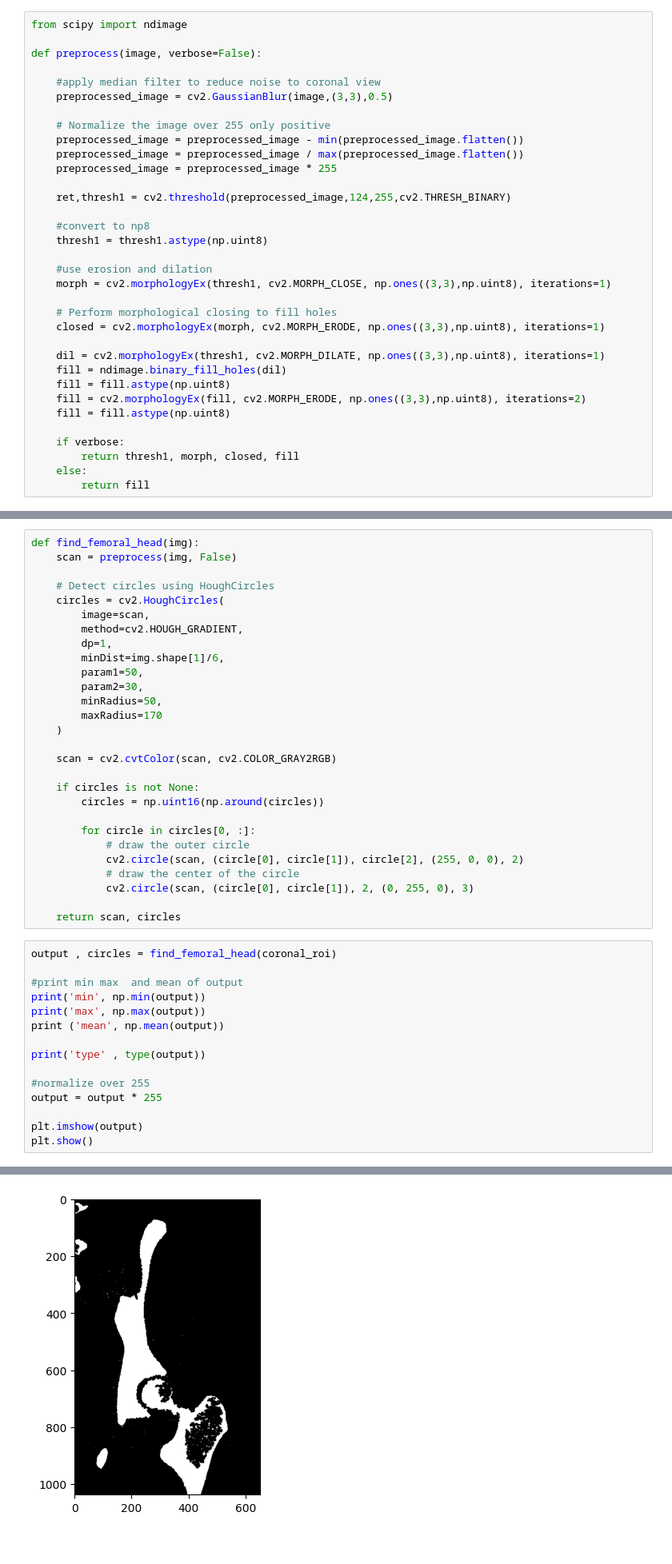
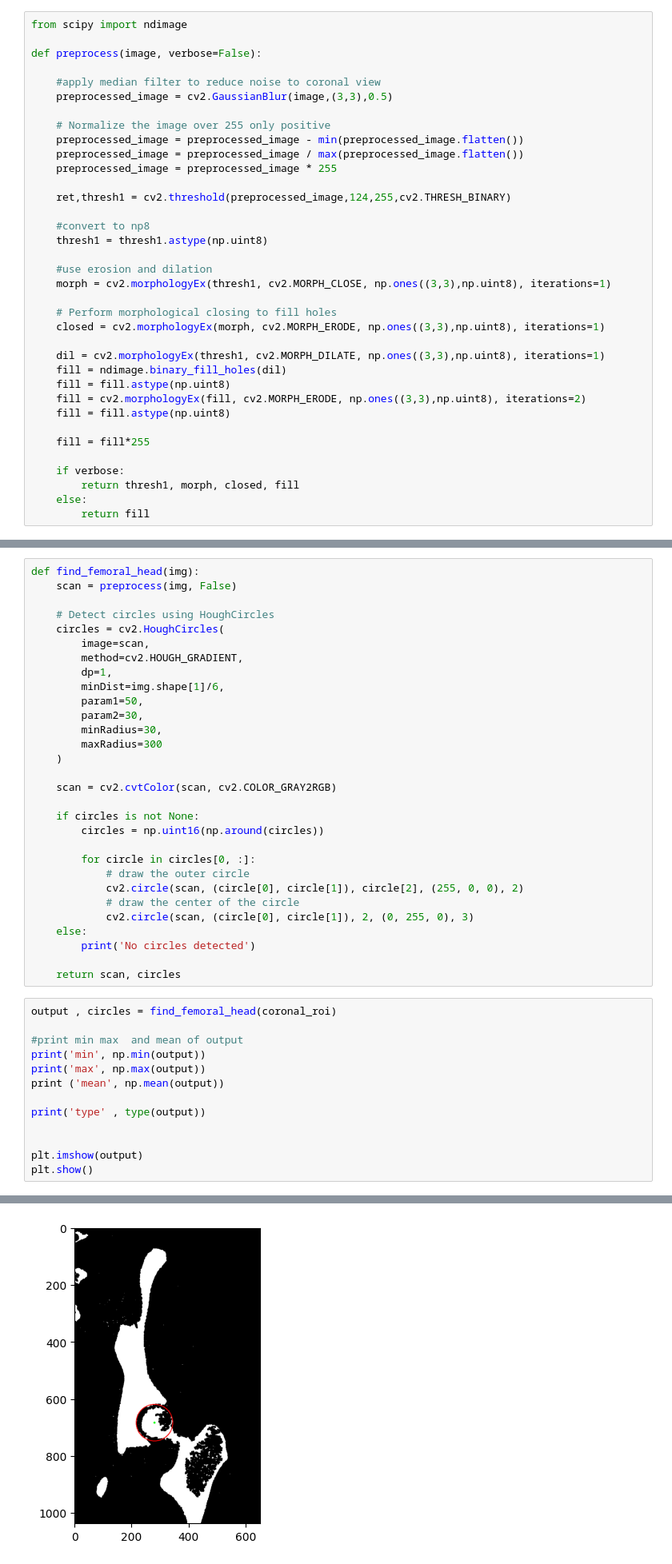
Before and after one commit to Sentz98/FemoralHeadSegmentation, a Jupyter notebook: femoralHeadSegmentation.ipynb, the cells around one changed output, grey strips where cells are left out. Shown at 80% size. Saved outputs shown, nothing was run; the diff lists cells and outputs as text.

```diff
--- a/femoralHeadSegmentation.ipynb
+++ b/femoralHeadSegmentation.ipynb
@@ -118,6 +118,8 @@ def preprocess(image, verbose=False):
     fill = cv2.morphologyEx(fill, cv2.MORPH_ERODE, np.ones((3,3),np.uint8), iterations=2)
     fill = fill.astype(np.uint8)
 
+    fill = fill*255
+
     if verbose:
         return thresh1, morph, closed, fill
     else:
@@ -160,8 +162,8 @@ def find_femoral_head(img):
         minDist=img.shape[1]/6,
         param1=50,
         param2=30,
-        minRadius=50,
-        maxRadius=170
+        minRadius=30,
+        maxRadius=300
     )
 
     scan = cv2.cvtColor(scan, cv2.COLOR_GRAY2RGB)
@@ -174,6 +176,8 @@ def find_femoral_head(img):
             cv2.circle(scan, (circle[0], circle[1]), circle[2], (255, 0, 0), 2)
             # draw the center of the circle
             cv2.circle(scan, (circle[0], circle[1]), 2, (0, 255, 0), 3)
+    else:
+        print('No circles detected')
 
     return scan, circles
 # %%
@@ -186,8 +190,6 @@ print ('mean', np.mean(output))
 
 print('type' , type(output))
 
-#normalize over 255
-output = output * 255
 
 plt.imshow(output)
 plt.show()
@@ -198,2 +200,2 @@ mean 0.1384303835027075
 type <class 'numpy.ndarray'>
-[figure, old version]
+[figure, new version]
```
Also changed, not shown: parts of 1 cell of this notebook.
